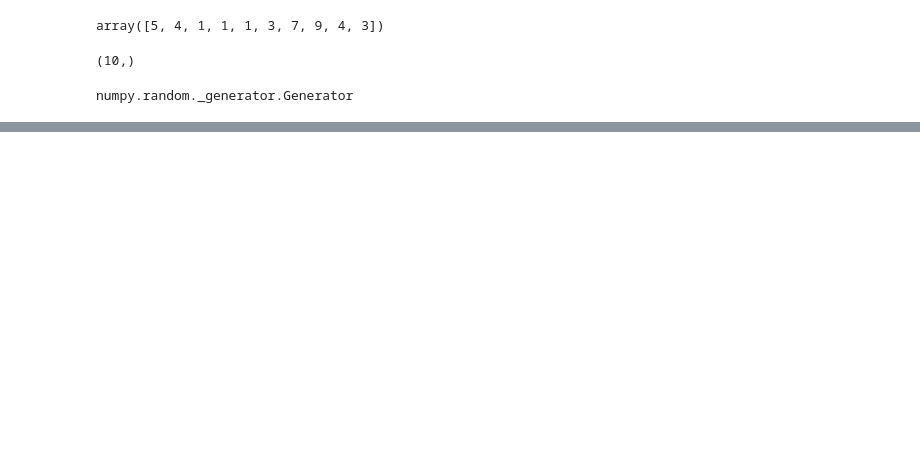
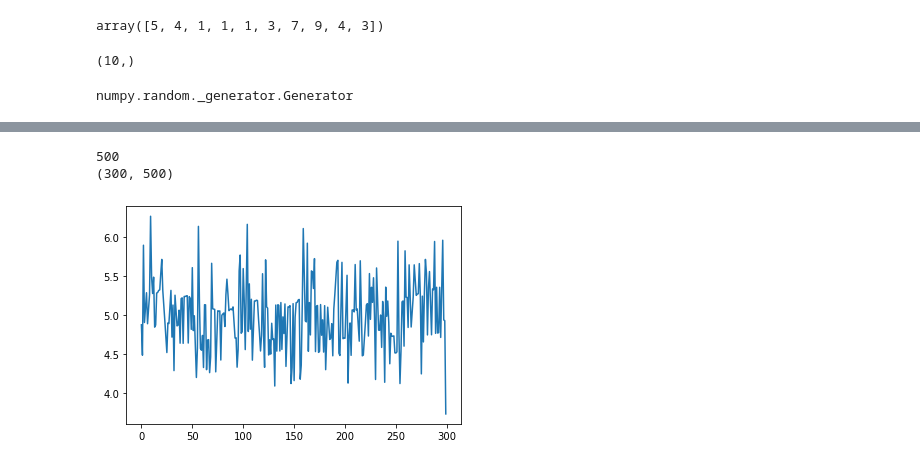
Before and after one commit to RacimoLab/simGL, a Jupyter notebook: notebook/simGL.ipynb, the cells around one changed output, grey strips where cells are left out. Cells and saved outputs as stored; diff of their text form; code cells hidden in the pictures; blank space fills up the shorter version.

```diff
--- a/notebook/simGL.ipynb
+++ b/notebook/simGL.ipynb
@@ -1924,0 +2021,11 @@ numpy.random._generator.Generator
+# %%
+rng = np.random.default_rng()
+DPh = np.array([5] * 500)  # 500 haplotypes each with depth 5
+linked = linked_depth(rng, DPh, 100, 300)
+print(linked.shape)
+plt.plot(np.mean(linked, axis=1), label="linked")
+plt.show()
+# %% [output]
+500
+(300, 500)
+[figure, added]
```
Also changed, not shown: parts of 10 cells of this notebook, 1 other file.
